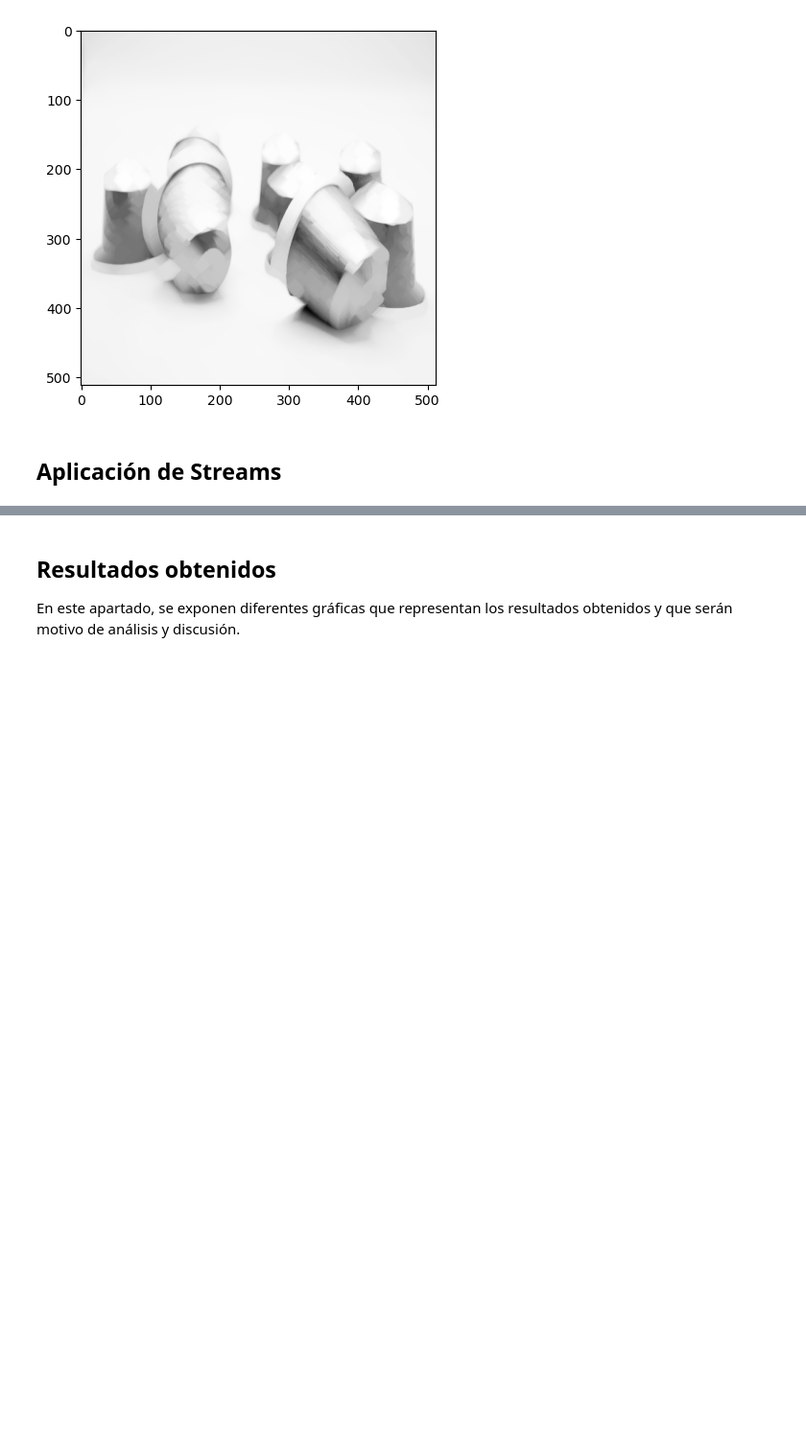
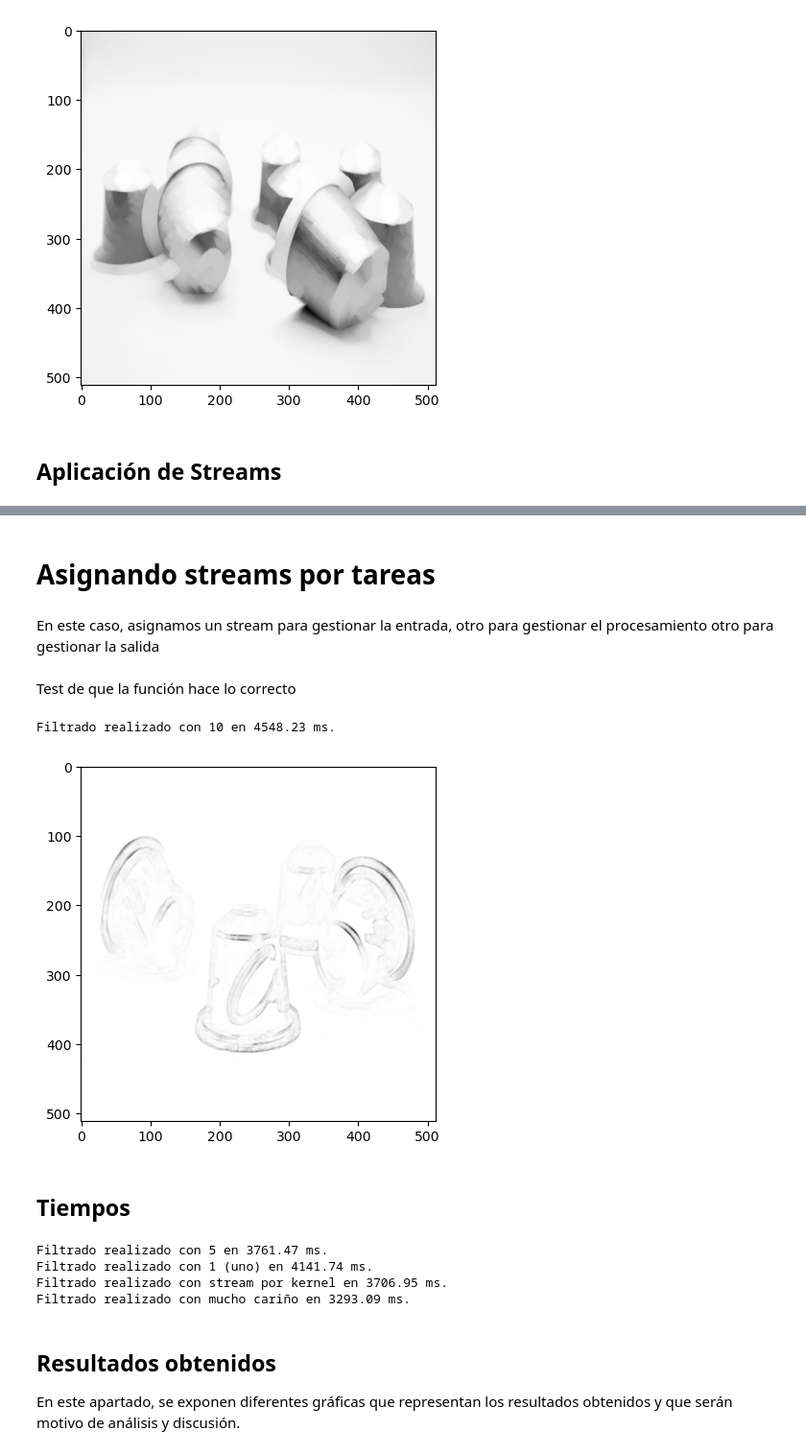
Before and after one commit to Miguigg/Streams, a Jupyter notebook: CDAP_CUDA_STREAMS.ipynb, the cells around one changed output, grey strips where cells are left out. Shown at 96% size. Saved outputs shown, nothing was run; the diff lists cells and outputs as text; code cells hidden in the pictures; blank space fills up the shorter version.

Commit message:
Avences
- Implementación de varios filtros utilizando streams y medición de tiempos

```diff
--- a/CDAP_CUDA_STREAMS.ipynb
+++ b/CDAP_CUDA_STREAMS.ipynb
@@ -403,7 +412,7 @@ def filtros_con_streams(images, n_streams, num_cycles, blocks, threads_per_block
                 for _ in range(num_cycles):
                     sobel_filter[blocks, threads_per_block, stream](dev_a, dev_a_filter_1)
                     blur[blocks, threads_per_block, stream](dev_a_filter_1, dev_a_filter_2)
-                    max_filter[blocks, threads_per_block, stream](dev_a_filter_2, dev_output)
+                    filtro_max[blocks, threads_per_block, stream](dev_a_filter_2, dev_output)
                     dev_a = dev_output
 
                 # Copiamos el resultado a memoria principal
@@ -416,4 +425,4 @@ def filtros_con_streams(images, n_streams, num_cycles, blocks, threads_per_block
 
         print(f"Filtrado realizado con {n_streams} en {1e3 * (final - inicio):.2f} ms.",)
 
-         return filtered_images
+        return filtered_images
@@ -424,0 +549,4 @@ im = ax.imshow(filtered_images[1], cmap='Greys')
+# %% [markdown]
+# Asignando streams por tareas
+# %% [markdown]
+En este caso, asignamos un stream para gestionar la entrada, otro para gestionar el procesamiento otro para gestionar la salida
@@ -425,3 +610,36 @@ im = ax.imshow(filtered_images[1], cmap='Greys')
+# %% [markdown]
+Test de que la función hace lo correcto
+# %%
+n_streams = 10
+num_cycles = 5
+blocks = (16, 16)
+threads_per_block = (32, 32)
+images = data['data'][:360]
+
+img = filtros_con_streams(images,n_streams,num_cycles,blocks,threads_per_block)
+fig, ax = plt.subplots()
+im = ax.imshow(img[3], cmap='Greys')
+# %% [output]
+Filtrado realizado con 10 en 4548.23 ms.
+[figure, added]
+# %% [markdown]
+## Tiempos
+# %%
+n_streams = 5
+num_cycles = 5
+blocks = (16, 16)
+threads_per_block = (32, 32)
+images = data['data'][:360]
+
+filtered_images = filtros_con_streams(images,n_streams,num_cycles,blocks,threads_per_block)
+filtered_images = filter_images_mono_stream(images,num_cycles,blocks,threads_per_block)
+filtered_images = filter_images_stream_per_kernel(images,num_cycles,blocks,threads_per_block)
+filter_images = popurri(images,num_cycles,blocks,threads_per_block)
+# %% [output]
+Filtrado realizado con 5 en 3761.47 ms.
+Filtrado realizado con 1 (uno) en 4141.74 ms.
+Filtrado realizado con stream por kernel en 3706.95 ms.
+Filtrado realizado con mucho cariño en 3293.09 ms.
 # %% [markdown]
 ## Resultados obtenidos
 En este apartado, se exponen diferentes gráficas que representan los resultados obtenidos y que serán motivo de análisis y discusión.
```
Also changed, not shown: parts of 10 cells of this notebook.
